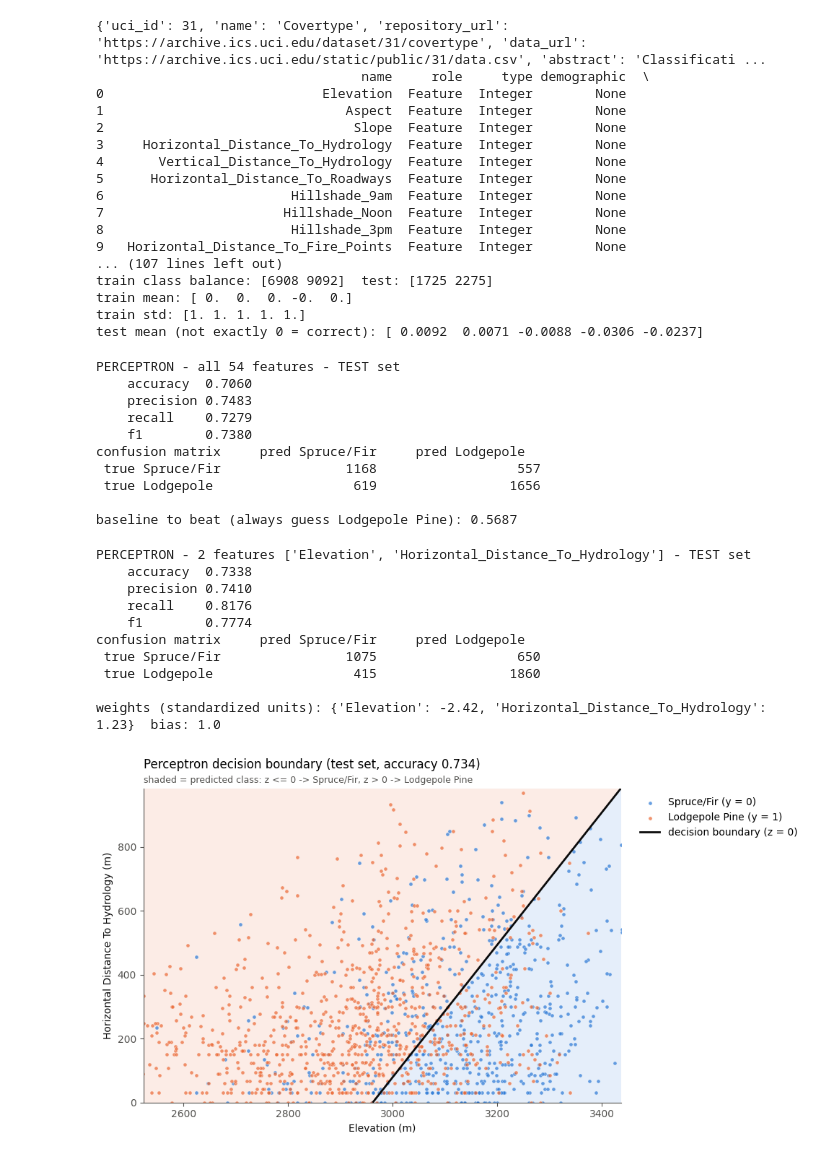
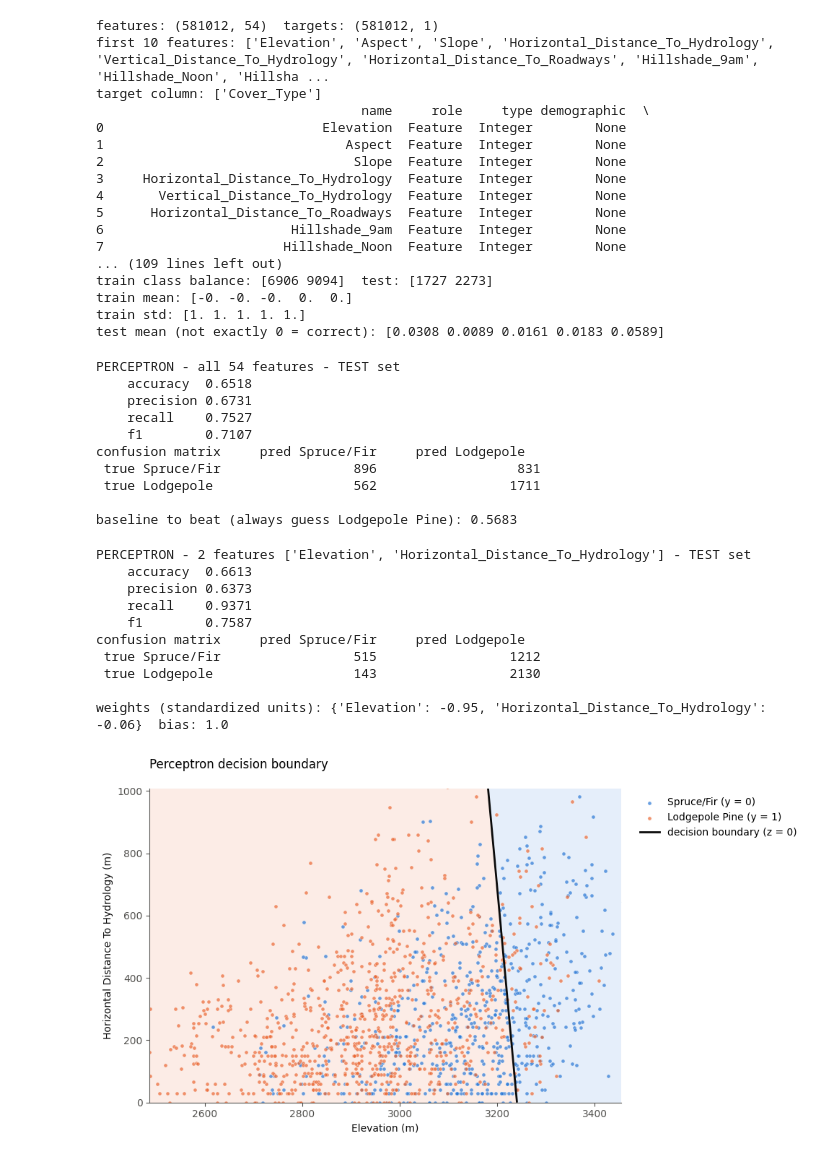
Before and after one commit to Enoch-Lee-04/COMS-4726-HW-1, a Jupyter notebook: HW 1.ipynb, the cells around one changed output. Drawn from its saved outputs; the diff is of its cells as text; code cells hidden in the pictures.

```diff
--- a/HW 1.ipynb
+++ b/HW 1.ipynb
@@ -4,6 +4,8 @@
 import pandas as pd
 import numpy as np
 from ucimlrepo import fetch_ucirepo
+from sklearn.model_selection import train_test_split
+from sklearn.preprocessing import StandardScaler
 
 # fetch dataset
 covertype = fetch_ucirepo(id=31)
@@ -12,10 +14,11 @@ covertype = fetch_ucirepo(id=31)
 X = covertype.data.features
 y = covertype.data.targets
 
-# metadata
-print(covertype.metadata)
+feat_names = list(X.columns) # keep the names before X becomes a plain array
 
-# variable information
+print("features:", X.shape, " targets:", y.shape)
+print("first 10 features:", feat_names[:10])
+print("target column:", list(y.columns))
 print(covertype.variables)
 
 # picking two cover types
@@ -24,7 +27,6 @@ NEG, POS = 1, 2 # 1 = Spruce/Fir, 2 = Lodgepole Pine
 labels = y.values.ravel()
 mask = np.isin(labels, [NEG,POS])
 
-feat_names = list(X.columns) # keep the names before X becomes a plain array
 
 X = X.values[mask].astype(float)
 y = (labels[mask] == POS).astype(int)
@@ -32,25 +34,24 @@ y = (labels[mask] == POS).astype(int)
 print(f"\nClasses {NEG} vs {POS}: {X.shape[0]} rows, {X.shape[1]} features")
 print(f"    y = 0 (type {NEG}): {(y == 0).sum()}     y = 1 (type {POS}): {(y == 1).sum()}")
 
+# subsample
 N = 20_000
 rng = np.random.default_rng(42)
 keep = rng.choice(len(y), size = N, replace = False)
 X, y = X[keep], y[keep]
 
 # train-test split
-perm = rng.permutation(N)
-cut = int(0.8 *N)
-train, test = perm[:cut], perm[cut:]
-X_train, y_train = X[train], y[train],
-X_test, y_test = X[test], y[test]
+X_train, X_test, y_train, y_test = train_test_split(
+    X, y, test_size = 0.2, random_state = 42, stratify = y
+)
 
 # standarizing
-mu = X_train.mean(axis = 0) # mean
-sd = X_train.std(axis = 0) # standard diviation
-sd[sd == 0] = 1.0 # handling features with sd of 0
+scaler = StandardScaler()
+X_train = scaler.fit_transform(X_train)
+X_test = scaler.transform(X_test)
 
-X_train = (X_train - mu) / sd
-X_test = (X_test - mu) / sd
+mu = scaler.mean_
+sd = scaler.scale_
 
 # sanity check
 print("\nX_train:", X_train.shape, " X_test:", X_test.shape)
@@ -59,7 +60,9 @@ print("train mean:", np.round(X_train.mean(axis = 0)[:5], 6)) # should be around
 print("train std:", np.round(X_train.std(axis = 0)[:5], 6)) # should be around 1
 print("test mean (not exactly 0 = correct):", np.round(X_test.mean(axis = 0)[:5], 4))
 # %% [output]
-{'uci_id': 31, 'name': 'Covertype', 'repository_url': 'https://archive.ics.uci.edu/dataset/31/covertype', 'data_url': 'https://archive.ics.uci.edu/static/public/31/data.csv', 'abstract': 'Classificati ...
+features: (581012, 54)  targets: (581012, 1)
+first 10 features: ['Elevation', 'Aspect', 'Slope', 'Horizontal_Distance_To_Hydrology', 'Vertical_Distance_To_Hydrology', 'Horizontal_Distance_To_Roadways', 'Hillshade_9am', 'Hillshade_Noon', 'Hillsha ...
+target column: ['Cover_Type']
                                   name     role     type demographic  \
 0                            Elevation  Feature  Integer        None
 1                               Aspect  Feature  Integer        None
@@ -69,13 +72,11 @@ print("test mean (not exactly 0 = correct):", np.round(X_test.mean(axis = 0)[:5]
 5      Horizontal_Distance_To_Roadways  Feature  Integer        None
 6                        Hillshade_9am  Feature  Integer        None
 7                       Hillshade_Noon  Feature  Integer        None
-8                        Hillshade_3pm  Feature  Integer        None
-9   Horizontal_Distance_To_Fire_Points  Feature  Integer        None
-... (107 lines left out)
-train class balance: [6908 9092]  test: [1725 2275]
-train mean: [ 0.  0.  0. -0.  0.]
+... (109 lines left out)
+train class balance: [6906 9094]  test: [1727 2273]
+train mean: [-0. -0. -0.  0.  0.]
 train std: [1. 1. 1. 1. 1.]
-test mean (not exactly 0 = correct): [ 0.0092  0.0071 -0.0088 -0.0306 -0.0237]
+test mean (not exactly 0 = correct): [0.0308 0.0089 0.0161 0.0183 0.0589]
 # %%
 # 2.1 Perceptron
 
@@ -172,8 +173,6 @@ def plot_boundary(w, b, X, y, cols, title, n_points = 1500, seed = 0):
     ax.set_xlabel(_axis_label(feat_names[i]))
     ax.set_ylabel(_axis_label(feat_names[j]))
     ax.set_title(title, pad = 20)
-    ax.text(0, 1.01, "shaded = predicted class: z <= 0 -> Spruce/Fir, z > 0 -> Lodgepole Pine",
-            transform = ax.transAxes, fontsize = 9, color = MUTED, va = "bottom")
     ax.legend(loc = "upper left", bbox_to_anchor = (1.02, 1), frameon = False)
     plt.tight_layout()
     plt.show()
@@ -192,43 +191,42 @@ print_report("PERCEPTRON - all 54 features - TEST set", perc_metrics)
 print(f"\nbaseline to beat (always guess Lodgepole Pine): {np.mean(y_test == 1):.4f}")
 # %% [output]
 PERCEPTRON - all 54 features - TEST set
-    accuracy  0.7060
-    precision 0.7483
-    recall    0.7279
-    f1        0.7380
+    accuracy  0.6518
+    precision 0.6731
+    recall    0.7527
+    f1        0.7107
 confusion matrix     pred Spruce/Fir     pred Lodgepole
- true Spruce/Fir                1168                  557
- true Lodgepole                  619                 1656
+ true Spruce/Fir                 896                  831
+ true Lodgepole                  562                 1711
 
-baseline to beat (always guess Lodgepole Pine): 0.5687
+baseline to beat (always guess Lodgepole Pine): 0.5683
 # %%
 # 2.3 Perceptron
 # creating decision boundary with the two features
 
 FEATS = ["Elevation", "Horizontal_Distance_To_Hydrology"]
 cols = [feat_names.index(f) for f in FEATS]
 
 w_perc2, b_perc2 = train_perceptron(X_train[:, cols], y_train, eta = 1.0)
 perc2_metrics = evaluate(y_test, predict(X_test[:, cols], w_perc2, b_perc2))
 print_report(f"PERCEPTRON - 2 features {FEATS} - TEST set", perc2_metrics)
 print("\nweights (standardized units):",
     {f: round(float(v), 2) for f, v in zip(FEATS, w_perc2)}, " bias:", b_perc2)
 
 plot_boundary(w_perc2, b_perc2, X_test, y_test, cols,
-            f"Perceptron decision boundary (test set, accuracy "
-            f"{perc2_metrics['accuracy']:.3f})")
+            f"Perceptron decision boundary")
 # %% [output]
 PERCEPTRON - 2 features ['Elevation', 'Horizontal_Distance_To_Hydrology'] - TEST set
-    accuracy  0.7338
-    precision 0.7410
-    recall    0.8176
-    f1        0.7774
+    accuracy  0.6613
+    precision 0.6373
+    recall    0.9371
+    f1        0.7587
 confusion matrix     pred Spruce/Fir     pred Lodgepole
- true Spruce/Fir                1075                  650
- true Lodgepole                  415                 1860
+ true Spruce/Fir                 515                 1212
+ true Lodgepole                  143                 2130
 
-weights (standardized units): {'Elevation': -2.42, 'Horizontal_Distance_To_Hydrology': 1.23}  bias: 1.0
+weights (standardized units): {'Elevation': -0.95, 'Horizontal_Distance_To_Hydrology': -0.06}  bias: 1.0
-[figure, old version]
+[figure, new version]
 # %%
 # 3.1 Logistic Regression
 
```
Also changed, not shown: parts of 4 cells of this notebook.
